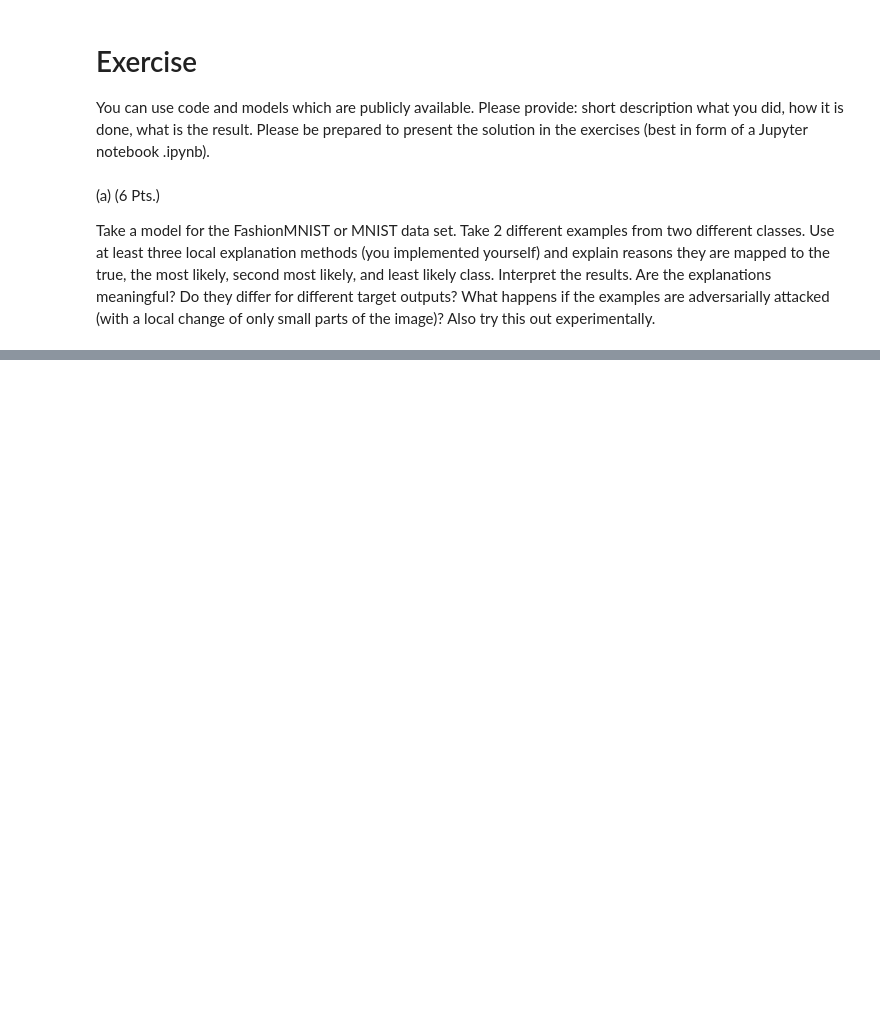
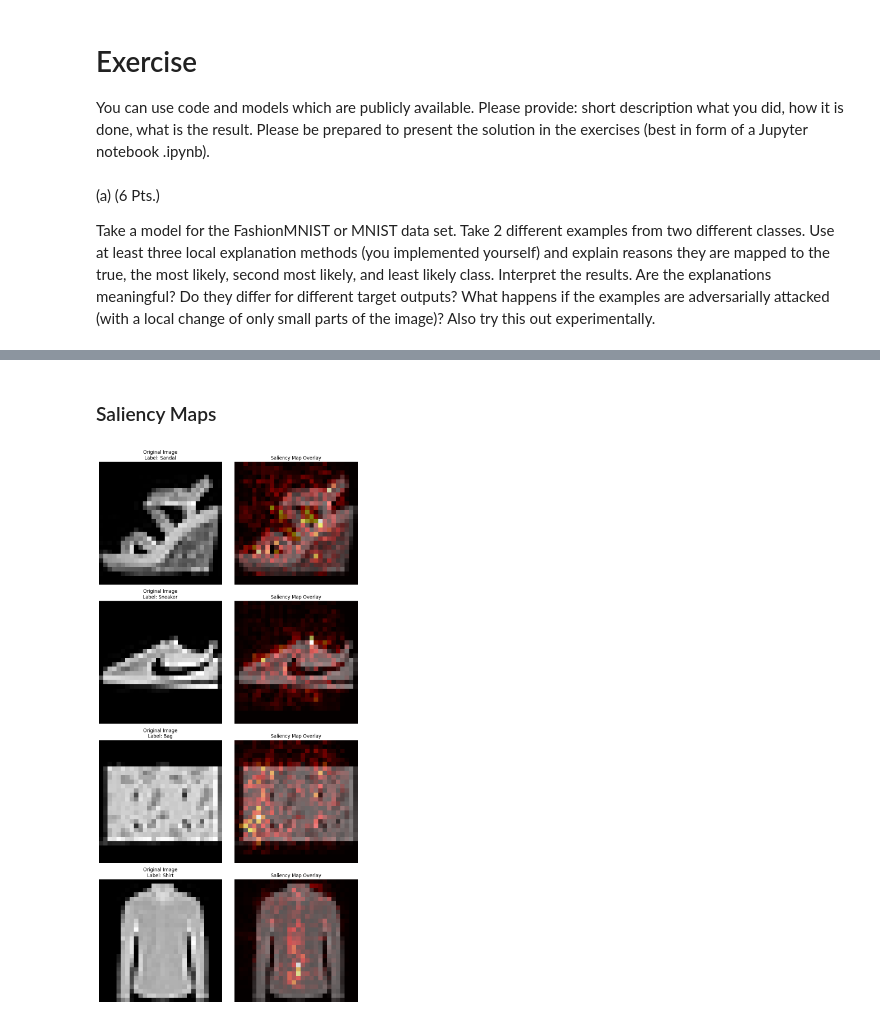
Before and after one commit to Avolord/DeepLearning, a Jupyter notebook: Exercise4/exercise.ipynb, the cells around one changed output, grey strips where cells are left out. Cells and saved outputs as stored; diff of their text form; code cells hidden in the pictures; blank space fills up the shorter version.

```diff
--- a/Exercise4/exercise.ipynb
+++ b/Exercise4/exercise.ipynb
@@ -29,6 +30,11 @@ test_dataset = datasets.FashionMNIST(root='./data', train=False, download=True,
 
 train_loader = DataLoader(train_dataset, batch_size=64, shuffle=True)
 test_loader = DataLoader(test_dataset, batch_size=1000, shuffle=False)
+
+class_names = [
+    'T-shirt/top', 'Trouser', 'Pullover', 'Dress', 'Coat',
+    'Sandal', 'Shirt', 'Sneaker', 'Bag', 'Ankle boot'
+]
 # %%
 # Define a simple CNN model
 class SimpleCNN(nn.Module):
@@ -36,7 +42,7 @@ class SimpleCNN(nn.Module):
         super(SimpleCNN, self).__init__()
         self.conv1 = nn.Conv2d(1, 32, kernel_size=3)
         self.conv2 = nn.Conv2d(32, 64, kernel_size=3)
-        self.fc1 = nn.Linear(9216, 128)
+        self.fc1 = nn.Linear(64 * 5 * 5, 128)
         self.fc2 = nn.Linear(128, 10)
 
     def forward(self, x):
@@ -44,7 +50,7 @@ class SimpleCNN(nn.Module):
         x = nn.MaxPool2d(kernel_size=2)(x)
         x = nn.ReLU()(self.conv2(x))
         x = nn.MaxPool2d(kernel_size=2)(x)
-        x = x.view(-1, 9216)
+        x = x.view(-1, 64 * 5 * 5)
         x = nn.ReLU()(self.fc1(x))
         x = self.fc2(x)
         return nn.LogSoftmax(dim=1)(x)
@@ -79,0 +91,61 @@ RuntimeError: shape '[-1, 9216]' is invalid for input of size 102400
+# %% [markdown]
+### Saliency Maps
+# %%
+def saliency_map(model, image, label):
+    image = image.unsqueeze(0)
+    image.requires_grad_()
+    output = model(image)
+    model.zero_grad()
+    output[0, label].backward()
+    saliency = image.grad.data.abs().squeeze().numpy()
+    return saliency
+
+
+def plot_examples_with_saliency(images, saliency_maps, labels, class_names):
+    fig, axs = plt.subplots(len(images), 2, figsize=(10, len(images) * 5))
+
+    if len(images) == 1:  # if there is only one image, axs is not a 2D array
+        axs = [axs]
+
+    for i, (img, saliency, lbl) in enumerate(zip(images, saliency_maps, labels)):
+        class_name = class_names[lbl]
+
+        # Original image
+        axs[i][0].imshow(img.squeeze(), cmap='gray')
+        axs[i][0].set_title(f'Original Image\nLabel: {class_name}')
+        axs[i][0].axis('off')
+
+        # Overlay saliency map on the original image
+        axs[i][1].imshow(img.squeeze(), cmap='gray')
+        axs[i][1].imshow(saliency, cmap='hot', alpha=0.5)  # Overlay with transparency
+        axs[i][1].set_title('Saliency Map Overlay')
+        axs[i][1].axis('off')
+
+    plt.tight_layout()
+    plt.show()
+
+def get_random_examples(dataset, num_examples=4):
+    selected_examples = []
+    selected_labels = []
+    seen_labels = set()
+
+    while len(selected_examples) < num_examples:
+        idx = random.randint(0, len(dataset) - 1)
+        img, lbl = dataset[idx]
+        if lbl not in seen_labels:
+            selected_examples.append(img)
+            selected_labels.append(lbl)
+            seen_labels.add(lbl)
+
+    return selected_examples, selected_labels
+
+# Get 4 different examples from the test dataset
+examples, labels = get_random_examples(test_dataset, num_examples=4)
+
+# Compute saliency maps for the examples
+saliency_maps = [saliency_map(model, img, lbl) for img, lbl in zip(examples, labels)]
+
+# Plot the examples with saliency maps
+plot_examples_with_saliency(examples, saliency_maps, labels, class_names)
+# %% [output]
+[figure, added]
```
Also changed, not shown: parts of 5 cells of this notebook.
